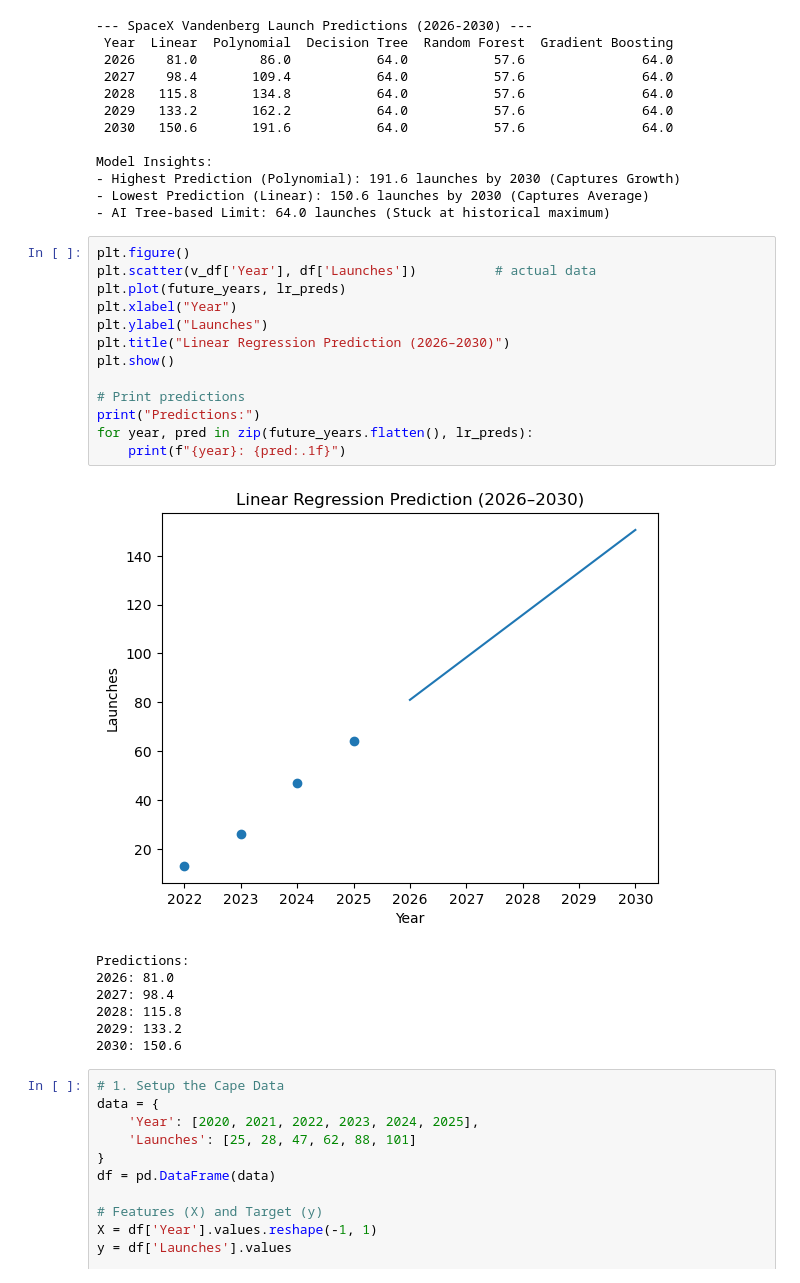
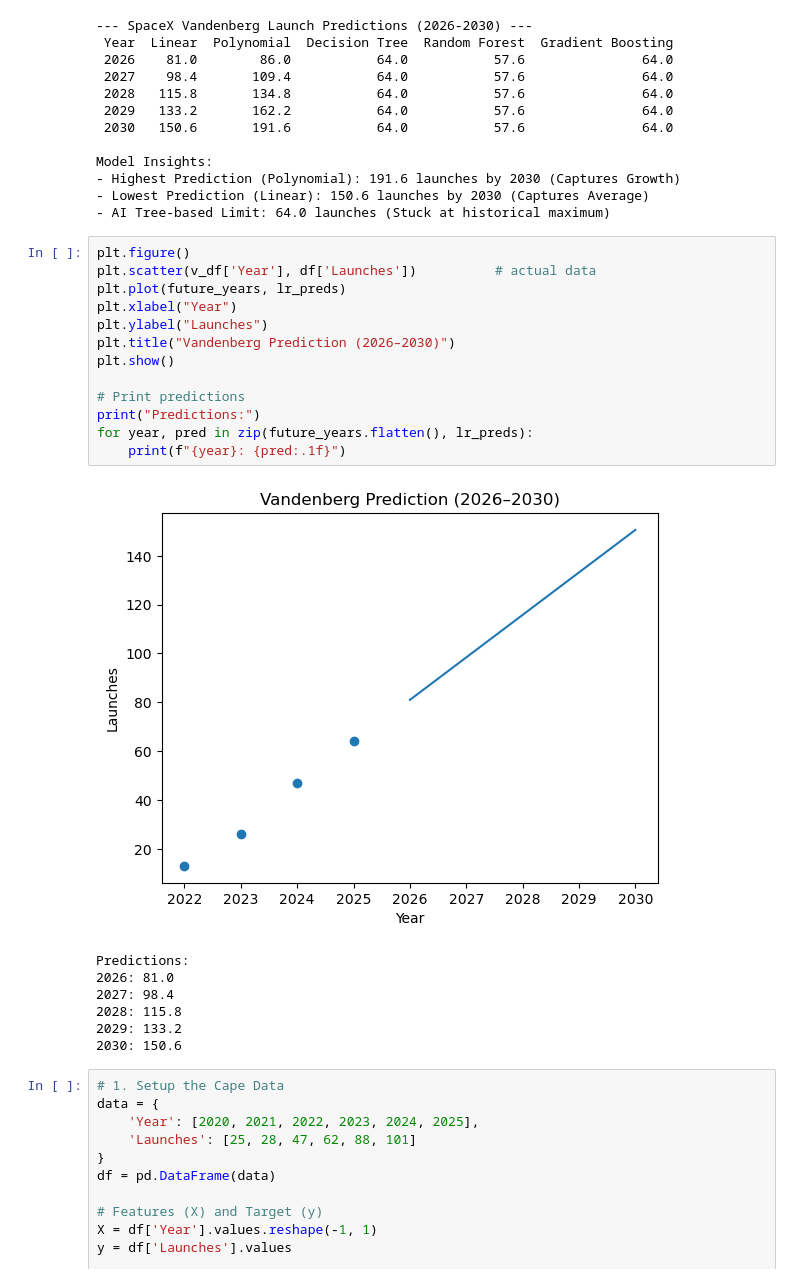
Before and after one commit to Miller130s/Space-Launch, a Jupyter notebook: scratch.ipynb, the cells around one changed output. Cells and saved outputs as stored; diff of their text form.

```diff
--- a/scratch.ipynb
+++ b/scratch.ipynb
@@ -482,18 +482,18 @@ Model Insights:
 # %%
 plt.figure()
 plt.scatter(v_df['Year'], df['Launches'])          # actual data
 plt.plot(future_years, lr_preds)
 plt.xlabel("Year")
 plt.ylabel("Launches")
-plt.title("Linear Regression Prediction (2026–2030)")
+plt.title("Vandenberg Prediction (2026–2030)")
 plt.show()
 
 # Print predictions
 print("Predictions:")
 for year, pred in zip(future_years.flatten(), lr_preds):
     print(f"{year}: {pred:.1f}")
 # %% [output]
-[figure, old version]
+[figure, new version]
 Predictions:
 2026: 81.0
 2027: 98.4
```
Also changed, not shown: parts of 10 cells of this notebook, 6 other files.
